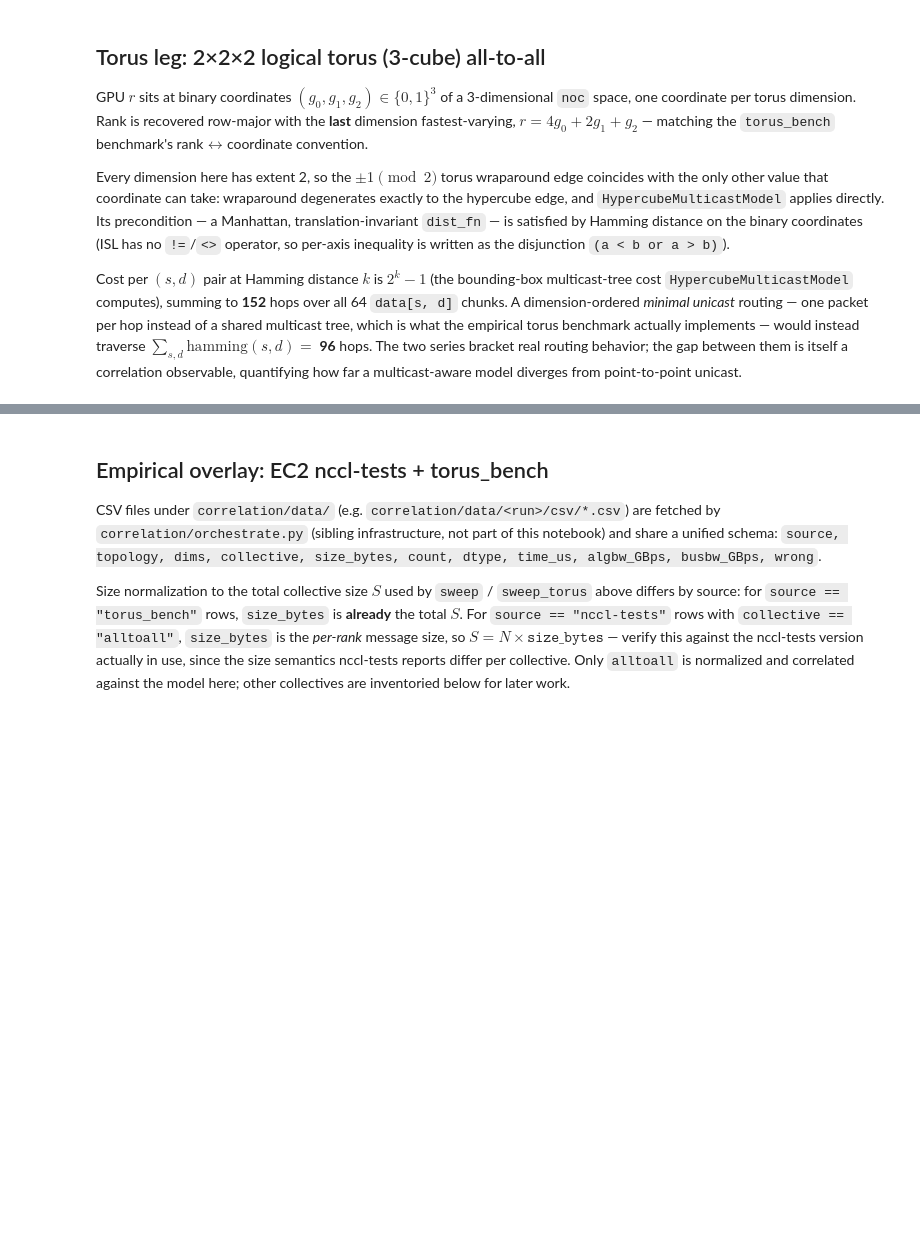
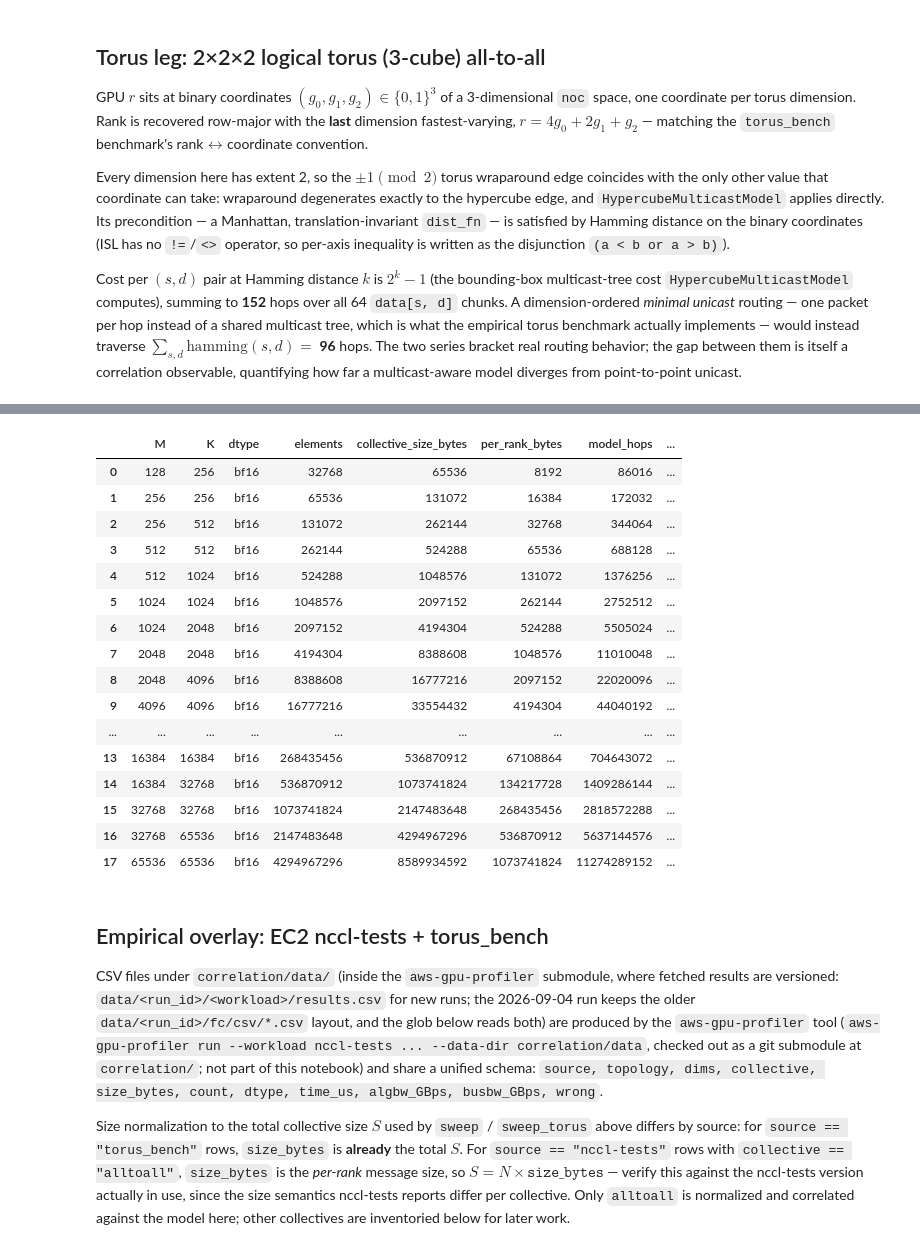
Before and after one commit to Accelergy-Project/accelforge, a Jupyter notebook: notebooks/astrasim2_correlation/correlation.ipynb, the cells around one changed output, grey strips where cells are left out. Cells and saved outputs as stored; diff of their text form; code cells hidden in the pictures; blank space fills up the shorter version.

```diff
--- a/notebooks/astrasim2_correlation/correlation.ipynb
+++ b/notebooks/astrasim2_correlation/correlation.ipynb
@@ -397,7 +517,51 @@ sweep_torus
+# %%
+bw_h100 = NVLINK_H100_GBPS * 1e9  # bytes/s
+dtype_bytes = DTYPE_BYTES[MATMUL_DTYPE]
+
+rows_mm = []
+for M, K in MATMUL_SHAPES:
+    assert M % n == 0 and K % n == 0, f"{M}x{K} does not shard evenly over {n} GPUs"
+    Mb, Kb = M // n, K // n
+    hops = eval_params(hops_mm, Mb=Mb, Kb=Kb)
+    elements = M * K
+    total_bytes = elements * dtype_bytes  # S
+    crossing_elements = hops // 3  # uniform 3 hops per fabric-crossing element
+    per_gpu_wire_bytes = (crossing_elements // n) * dtype_bytes  # (N-1)/N of each GPU's shard
+    t_model = ALPHA_S + per_gpu_wire_bytes / bw_h100
+    # Closed-form cross-check: t = alpha + S (N-1) / (N^2 BW)
+    assert math.isclose(
+        t_model, ALPHA_S + total_bytes * (n - 1) / (n * n * bw_h100), rel_tol=1e-12
+    )
+    rows_mm.append((M, K, MATMUL_DTYPE, elements, total_bytes, total_bytes // n, hops,
+                    per_gpu_wire_bytes, t_model * 1e6))
+
+matmul_sweep = pd.DataFrame(rows_mm, columns=[
+    "M", "K", "dtype", "elements", "collective_size_bytes", "per_rank_bytes",
+    "model_hops", "per_gpu_wire_bytes", "model_latency_us",
+])
+matmul_sweep
+# %% [output]
+|  | M | K | dtype | elements | collective_size_bytes | per_rank_bytes | model_hops | ... |
+| 0 | 128 | 256 | bf16 | 32768 | 65536 | 8192 | 86016 | ... |
+| 1 | 256 | 256 | bf16 | 65536 | 131072 | 16384 | 172032 | ... |
+| 2 | 256 | 512 | bf16 | 131072 | 262144 | 32768 | 344064 | ... |
+| 3 | 512 | 512 | bf16 | 262144 | 524288 | 65536 | 688128 | ... |
+| 4 | 512 | 1024 | bf16 | 524288 | 1048576 | 131072 | 1376256 | ... |
+| 5 | 1024 | 1024 | bf16 | 1048576 | 2097152 | 262144 | 2752512 | ... |
+| 6 | 1024 | 2048 | bf16 | 2097152 | 4194304 | 524288 | 5505024 | ... |
+| 7 | 2048 | 2048 | bf16 | 4194304 | 8388608 | 1048576 | 11010048 | ... |
+| 8 | 2048 | 4096 | bf16 | 8388608 | 16777216 | 2097152 | 22020096 | ... |
+| 9 | 4096 | 4096 | bf16 | 16777216 | 33554432 | 4194304 | 44040192 | ... |
+| ... | ... | ... | ... | ... | ... | ... | ... | ... |
+| 13 | 16384 | 16384 | bf16 | 268435456 | 536870912 | 67108864 | 704643072 | ... |
+| 14 | 16384 | 32768 | bf16 | 536870912 | 1073741824 | 134217728 | 1409286144 | ... |
+| 15 | 32768 | 32768 | bf16 | 1073741824 | 2147483648 | 268435456 | 2818572288 | ... |
+| 16 | 32768 | 65536 | bf16 | 2147483648 | 4294967296 | 536870912 | 5637144576 | ... |
+| 17 | 65536 | 65536 | bf16 | 4294967296 | 8589934592 | 1073741824 | 11274289152 | ... |
 # %% [markdown]
 ## Empirical overlay: EC2 nccl-tests + torus_bench
 
-CSV files under `correlation/data/` (e.g. `correlation/data/<run>/csv/*.csv`) are fetched by `correlation/orchestrate.py` (sibling infrastructure, not part of this notebook) and share a unified schema: `source, topology, dims, collective, size_bytes, count, dtype, time_us, algbw_GBps, busbw_GBps, wrong`.
+CSV files under `correlation/data/` (inside the `aws-gpu-profiler` submodule, where fetched results are versioned: `data/<run_id>/<workload>/results.csv` for new runs; the 2026-09-04 run keeps the older `data/<run_id>/fc/csv/*.csv` layout, and the glob below reads both) are produced by the `aws-gpu-profiler` tool (`aws-gpu-profiler run --workload nccl-tests ... --data-dir correlation/data`, checked out as a git submodule at `correlation/`; not part of this notebook) and share a unified schema: `source, topology, dims, collective, size_bytes, count, dtype, time_us, algbw_GBps, busbw_GBps, wrong`.
 
 Size normalization to the total collective size $S$ used by `sweep` / `sweep_torus` above differs by source: for `source == "torus_bench"` rows, `size_bytes` is **already** the total $S$. For `source == "nccl-tests"` rows with `collective == "alltoall"`, `size_bytes` is the *per-rank* message size, so $S = N \times \texttt{size\_bytes}$ — verify this against the nccl-tests version actually in use, since the size semantics nccl-tests reports differ per collective. Only `alltoall` is normalized and correlated against the model here; other collectives are inventoried below for later work.
 # %%
```
Also changed, not shown: parts of 12 cells of this notebook, 17 other files.
